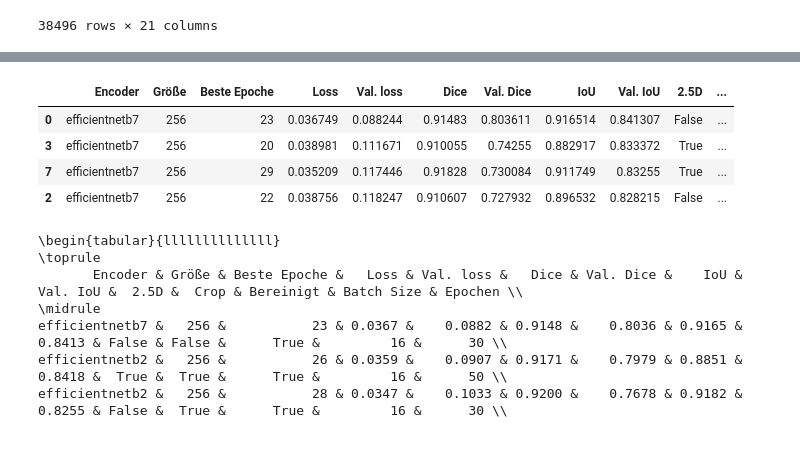
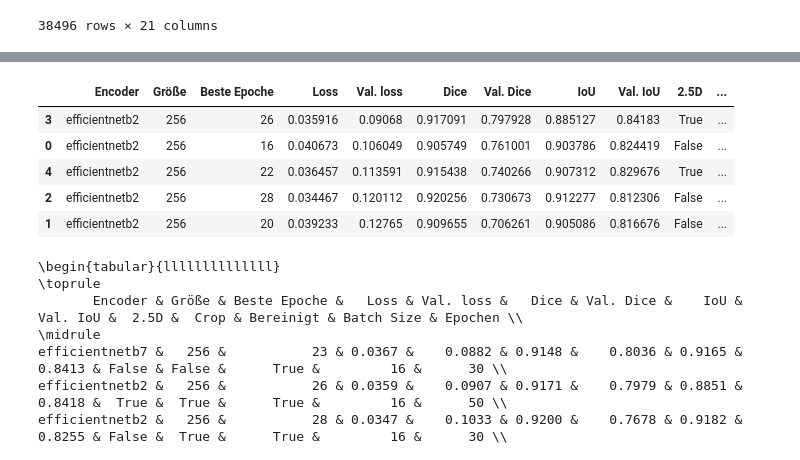
Before and after one commit to vitoleonardo/healthy-organ-tracker, a Jupyter notebook: HOT Performance.ipynb, the cells around one changed output, grey strips where cells are left out. Cells and saved outputs as stored; diff of their text form; code cells hidden in the pictures.

```diff
--- a/HOT Performance.ipynb
+++ b/HOT Performance.ipynb
@@ -225,13 +222,14 @@ efficientnetb2 256 False True 32 50 None True
 ../tensorboard_logs/efb2_trains/batch_size_32/res_256/UNet_BB_efficientnetb2_DIM_(256, 256, 3)_SEMI3D_True_CROPDATA_True_FAULTIES_True_BATCH_32_EPOCHS_50_FOLD_3.h5_16082022-0505_FOLD_3/historyFold3.cs ...
 efficientnetb2 256 True True 32 50 None True
 # %%
-histories_bs16[histories_bs16['Encoder'] == 'efficientnetb7']
+histories_bs16[histories_bs16['Encoder'] == 'efficientnetb2']
 # %% [output]
 |  | Encoder | Größe | Beste Epoche | Loss | Val. loss | Dice | Val. Dice | IoU | Val. IoU | 2.5D | ... |
-| 0 | efficientnetb7 | 256 | 23 | 0.036749 | 0.088244 | 0.91483 | 0.803611 | 0.916514 | 0.841307 | False | ... |
-| 3 | efficientnetb7 | 256 | 20 | 0.038981 | 0.111671 | 0.910055 | 0.74255 | 0.882917 | 0.833372 | True | ... |
-| 7 | efficientnetb7 | 256 | 29 | 0.035209 | 0.117446 | 0.91828 | 0.730084 | 0.911749 | 0.83255 | True | ... |
-| 2 | efficientnetb7 | 256 | 22 | 0.038756 | 0.118247 | 0.910607 | 0.727932 | 0.896532 | 0.828215 | False | ... |
+| 3 | efficientnetb2 | 256 | 26 | 0.035916 | 0.09068 | 0.917091 | 0.797928 | 0.885127 | 0.84183 | True | ... |
+| 0 | efficientnetb2 | 256 | 16 | 0.040673 | 0.106049 | 0.905749 | 0.761001 | 0.903786 | 0.824419 | False | ... |
+| 4 | efficientnetb2 | 256 | 22 | 0.036457 | 0.113591 | 0.915438 | 0.740266 | 0.907312 | 0.829676 | True | ... |
+| 2 | efficientnetb2 | 256 | 28 | 0.034467 | 0.120112 | 0.920256 | 0.730673 | 0.912277 | 0.812306 | False | ... |
+| 1 | efficientnetb2 | 256 | 20 | 0.039233 | 0.12765 | 0.909655 | 0.706261 | 0.905086 | 0.816676 | False | ... |
 # %%
 print_history_latex(histories_bs16)
 # %% [output]
```
Also changed, not shown: parts of 2 cells of this notebook, 1 other file.
